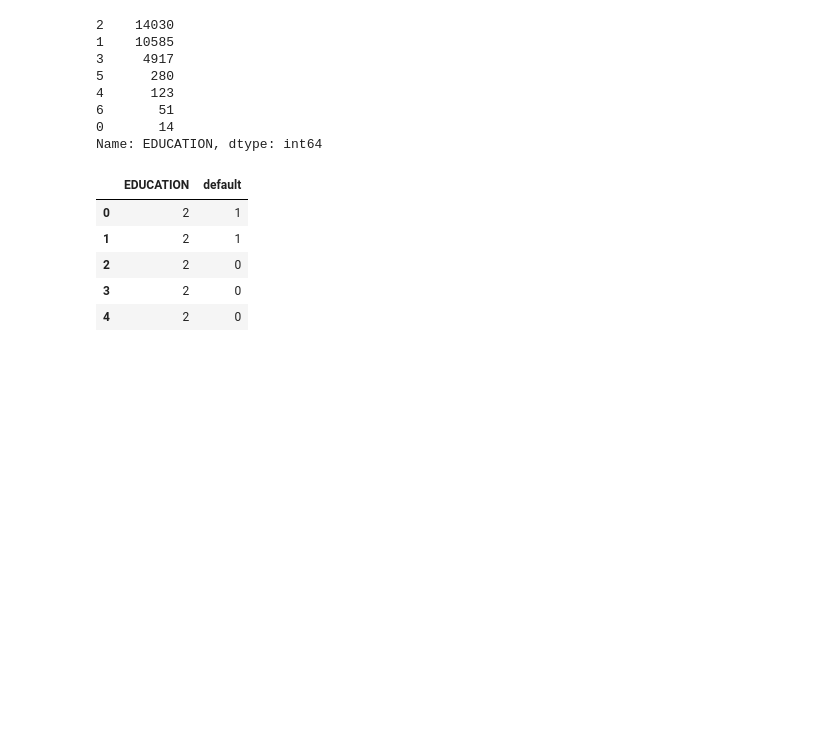
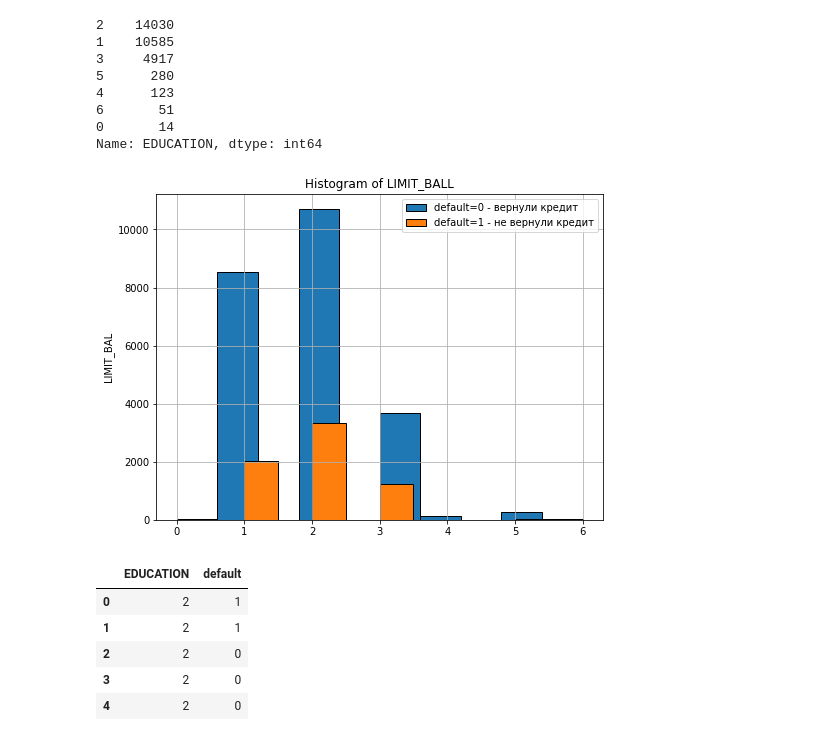
Before and after one commit to anafisa/ML-specialization, a Jupyter notebook: Stats for Data Analysis/Final Project/Credit Scoring/credit_scoring_assignment.ipynb, the cells around one changed output. Cells and saved outputs as stored; diff of their text form; code cells hidden in the pictures; blank space fills up the shorter version.

```diff
--- a/Stats for Data Analysis/Final Project/Credit Scoring/credit_scoring_assignment.ipynb
+++ b/Stats for Data Analysis/Final Project/Credit Scoring/credit_scoring_assignment.ipynb
@@ -177,3 +249,17 @@ data.EDUCATION.value_counts()
 6       51
 0       14
 Name: EDUCATION, dtype: int64
+# %%
+pylab.figure(1, figsize=(8,6))
+pylab.subplot(111)
+pylab.grid()
+
+pylab.title('Histogram of LIMIT_BALL')
+pylab.hist(data.EDUCATION.loc[data.default == 0], label="default=0 - вернули кредит", edgecolor='k')
+pylab.hist(data.EDUCATION.loc[data.default == 1], label="default=1 - не вернули кредит", edgecolor='k')
+
+pylab.ylabel('LIMIT_BAL')
+pylab.legend()
+pylab.show()
+# %% [output]
+[figure, added]
```
Also changed, not shown: parts of 44 cells of this notebook.
